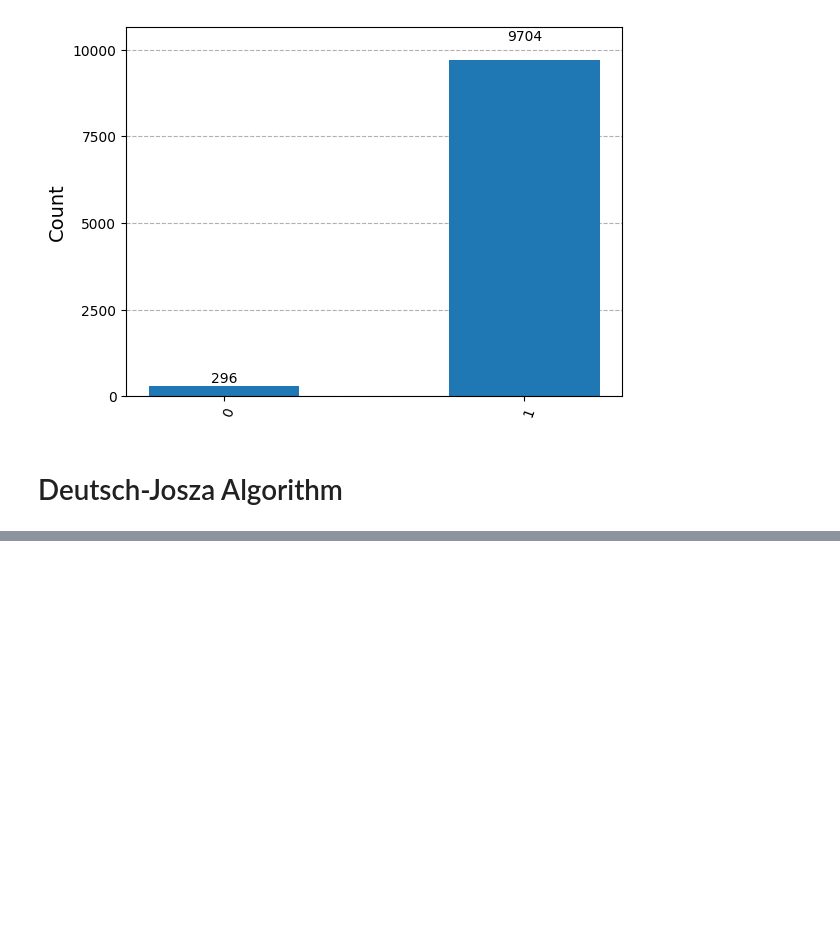
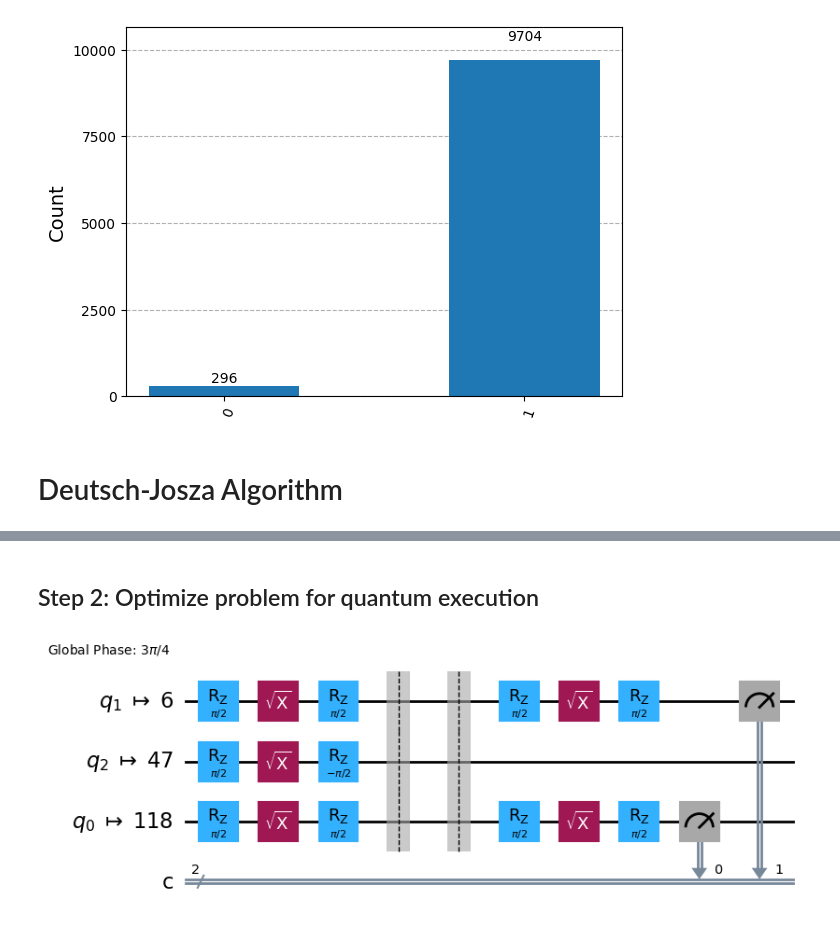
Before and after one commit to Nihar-Shah2001/Quantum_Computing_Notes, a Jupyter notebook: Notes/codes/deutsch-josza_algorithm.ipynb, the cells around one changed output, grey strips where cells are left out. Cells and saved outputs as stored; diff of their text form; code cells hidden in the pictures; blank space fills up the shorter version.

```diff
--- a/Notes/codes/deutsch-josza_algorithm.ipynb
+++ b/Notes/codes/deutsch-josza_algorithm.ipynb
@@ -192,0 +219,5 @@ plot_histogram(dist_4)
+# %%
+# To run on hardware, selectthe backedn with the fewest number of jobs in the queue
+service = QiskitRuntimeService(channel="ibm_quantum")
+backend = service.least_busy(operational=True, simulator=False)
+backend.name
@@ -192,0 +326,12 @@ plot_histogram(dist_4)
+# %% [markdown]
+## Step 2: Optimize problem for quantum execution
+# %%
+from qiskit.transpiler.preset_passmanagers import generate_preset_pass_manager
+
+target=backend.target
+pm = generate_preset_pass_manager(backend=backend, optimization_level=3)
+
+circuit_isa_const_0=pm.run(qc_const_0)
+circuit_isa_const_0.draw(output="mpl",idle_wires=False,style="iqp")
+# %% [output]
+[figure, added]
```
Also changed, not shown: parts of 40 cells of this notebook, 24 other files.
